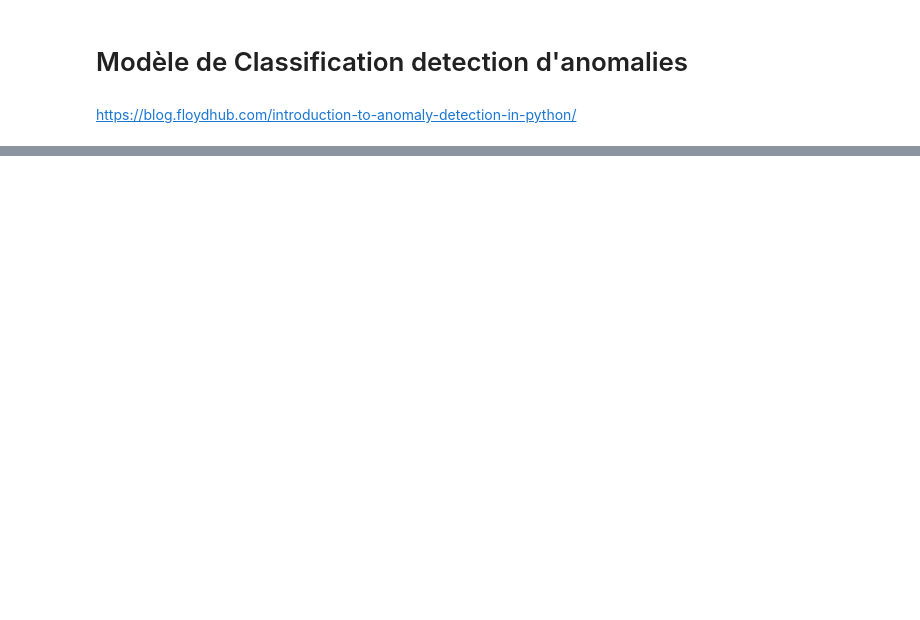
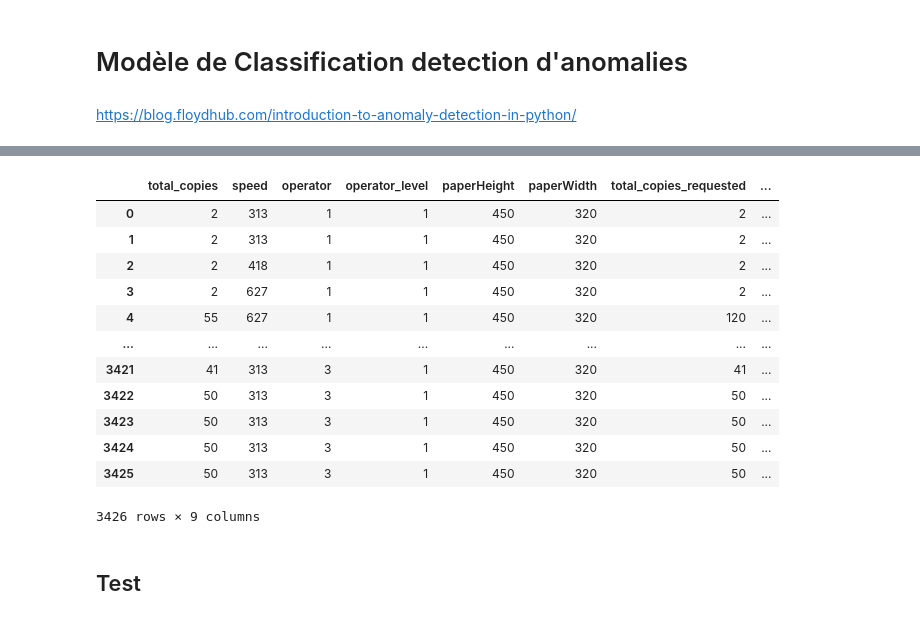
Before and after one commit to AranOribu/Prediction-Erreur-JetVarnish3DEvo, a Jupyter notebook: models/model_classification_anomaly_detection.ipynb, the cells around one changed output, grey strips where cells are left out. Saved outputs shown, nothing was run; the diff lists cells and outputs as text; code cells hidden in the pictures; blank space fills up the shorter version.

```diff
--- a/models/model_classification_anomaly_detection.ipynb
+++ b/models/model_classification_anomaly_detection.ipynb
@@ -119,0 +296,5 @@ plt.show()
+# %%
+# Load time series data
+time_series_df = ifoil_df.copy()
+time_series_df = time_series_df.drop(['id'], axis=1)
+print(time_series_df.info())
@@ -119,0 +386,15 @@ plt.show()
+# %%
+df_1 = time_series_df.copy()
+df_1["timestamp"] = pd.to_datetime(df_1["timestamp"]).astype('int64')
+
+df_2 = jobs_ifoil_df.copy()
+df_2["started_at"] = pd.to_datetime(df_2["started_at"]).astype('int64')
+df_2["ended_at"] = pd.to_datetime(df_2["ended_at"]).astype('int64')
+
+compare = (df_2[["started_at"]].values < df_1.timestamp.values) & (df_2[["ended_at"]].values > df_1.timestamp.values)
+
+## get cell numbers which is in range 0 to matrix size which meets the condition
+ind = np.arange(len(df_1)*len(df_2))[compare.ravel()]
+
+## calculate row and column index from cell number
+merge_df = pd.concat([df_2.iloc[ind//len(df_1)].reset_index(drop=True), df_1.iloc[ind%len(df_1)].reset_index(drop=True)], axis=1, sort=False)
@@ -119,0 +421,20 @@ plt.show()
+# %%
+merge_df = merge_df.drop(['id','timestamp','started_at', 'ended_at', 'jobId'], axis=1)
+# %%
+merge_df
+# %% [output]
+|  | total_copies | speed | operator | operator_level | paperHeight | paperWidth | total_copies_requested | ... |
+| 0 | 2 | 313 | 1 | 1 | 450 | 320 | 2 | ... |
+| 1 | 2 | 313 | 1 | 1 | 450 | 320 | 2 | ... |
+| 2 | 2 | 418 | 1 | 1 | 450 | 320 | 2 | ... |
+| 3 | 2 | 627 | 1 | 1 | 450 | 320 | 2 | ... |
+| 4 | 55 | 627 | 1 | 1 | 450 | 320 | 120 | ... |
+| ... | ... | ... | ... | ... | ... | ... | ... | ... |
+| 3421 | 41 | 313 | 3 | 1 | 450 | 320 | 41 | ... |
+| 3422 | 50 | 313 | 3 | 1 | 450 | 320 | 50 | ... |
+| 3423 | 50 | 313 | 3 | 1 | 450 | 320 | 50 | ... |
+| 3424 | 50 | 313 | 3 | 1 | 450 | 320 | 50 | ... |
+| 3425 | 50 | 313 | 3 | 1 | 450 | 320 | 50 | ... |
+3426 rows × 9 columns
+# %% [markdown]
+## Test
```
Also changed, not shown: parts of 47 cells of this notebook, 1 other file.
